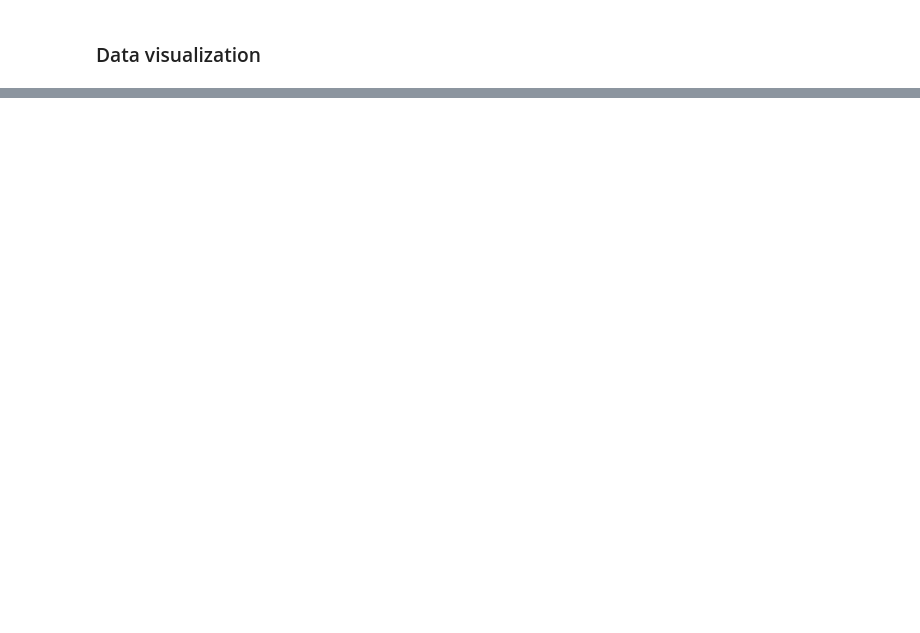
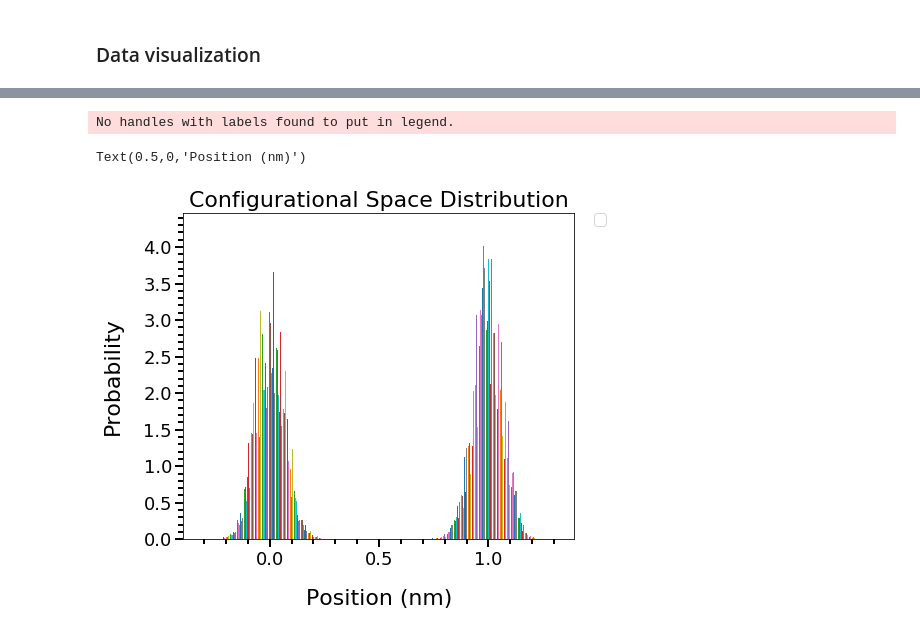
Before and after one commit to TeamOverkill/MD_lab, a Jupyter notebook: Part1_BarrierCrossing.ipynb, the cells around one changed output, grey strips where cells are left out. Saved outputs shown, nothing was run; the diff lists cells and outputs as text; code cells hidden in the pictures; blank space fills up the shorter version.

```diff
--- a/Part1_BarrierCrossing.ipynb
+++ b/Part1_BarrierCrossing.ipynb
@@ -348,0 +285,38 @@ plt.show()
+# %%
+# SIMULATION SETTINGS, MC-simulation
+Temperature = 300                                 # [K]
+Nparticles = 10                                  # Number of independent particles
+Tstep = 0.001                                     # [ps]
+SimTime = 500                                       # Simulation time [ps]
+Nstep = int(SimTime/Tstep)                        # Calculated number of simulation steps
+dp = 1
+# %%
+# MC-simulations
+
+mc = sim.Simulator(Nstep, Nparticles, Tstep, Temperature, dp=dp)
+
+for i in range(Nstep): # Main Loop for NVE simulation
+    for j in range(mc.Nparticles): # Particle loop
+        mc.MonteCarlo(j, Potential) # integrate motion of particle j
+    mc.SampleData() # sample data for step i
+# %%
+# Plotting phase configurational space distribution for MC-simulation
+fig, ax = plt.subplots(figsize=(7,6))
+
+ax.hist(mc.Data_pos, density=True, bins=100)
+
+
+
+# Graphics settings
+ax.minorticks_on()
+ax.tick_params(axis='both',which='minor',length=5,width=2,labelsize=18)
+ax.tick_params(axis='both',which='major',length=8,width=2,labelsize=18)
+ax.legend(fontsize=16, bbox_to_anchor=(1.05, 1), loc=2, borderaxespad=0.)
+
+ax.set_title(r'Configurational Space Distribution',fontsize=22)
+ax.set_ylabel(r'Probability', fontsize=22, labelpad=20)
+ax.set_xlabel(r'Position (nm)', fontsize=22, labelpad=20)
+# %% [output]
+No handles with labels found to put in legend.
+Text(0.5,0,'Position (nm)')
+[figure, added]
```
Also changed, not shown: parts of 29 cells of this notebook, 4 other files.
